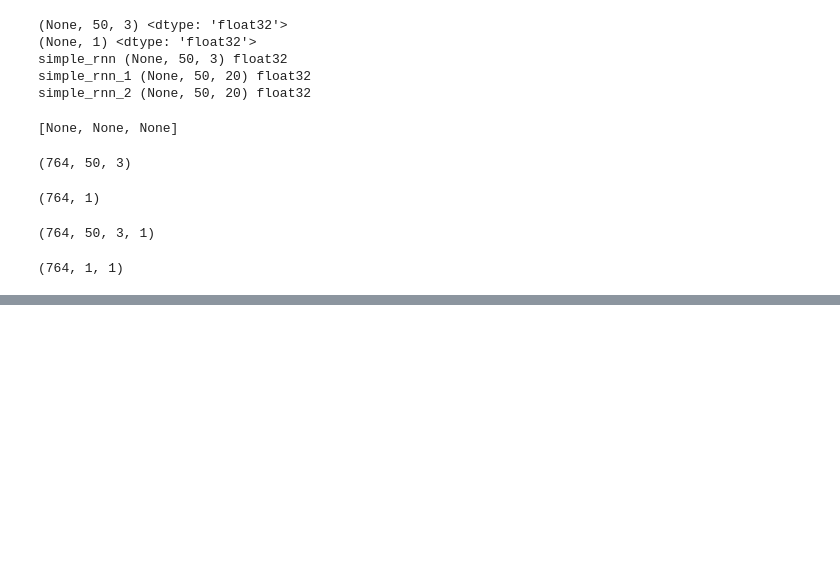
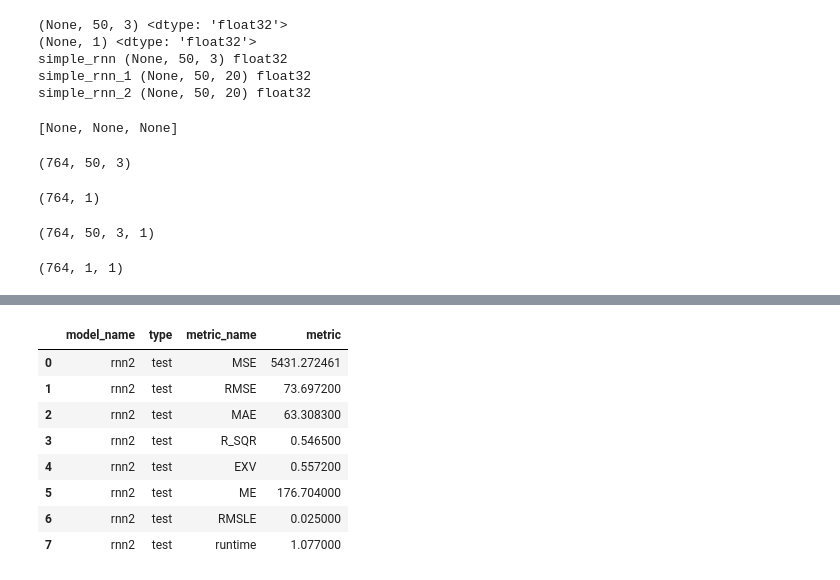
Before and after one commit to oimartin/SP_500_index_RNN, a Jupyter notebook: sp500_notebook.ipynb, the cells around one changed output, grey strips where cells are left out. Cells and saved outputs as stored; diff of their text form; code cells hidden in the pictures; blank space fills up the shorter version.

```diff
--- a/sp500_notebook.ipynb
+++ b/sp500_notebook.ipynb
@@ -517,0 +678,3 @@ rnn1_train
+# %%
+rnn2_pred_test, rnn2_actual_test, rnn2_compare_test = compare_pred_actual(rnn2, x_test_lstm, y_test_lstm, 'Test')
+rnn2_compare_test.head()
@@ -517,0 +688,13 @@ rnn1_train
+# %%
+rnn2_test = evaluating_model(rnn2_actual_test, rnn2_pred_test, 'rnn2', 'test', rnn2_rt)
+rnn2_test
+# %% [output]
+|  | model_name | type | metric_name | metric |
+| 0 | rnn2 | test | MSE | 5431.272461 |
+| 1 | rnn2 | test | RMSE | 73.697200 |
+| 2 | rnn2 | test | MAE | 63.308300 |
+| 3 | rnn2 | test | R_SQR | 0.546500 |
+| 4 | rnn2 | test | EXV | 0.557200 |
+| 5 | rnn2 | test | ME | 176.704000 |
+| 6 | rnn2 | test | RMSLE | 0.025000 |
+| 7 | rnn2 | test | runtime | 1.077000 |
```
Also changed, not shown: parts of 49 cells of this notebook.
